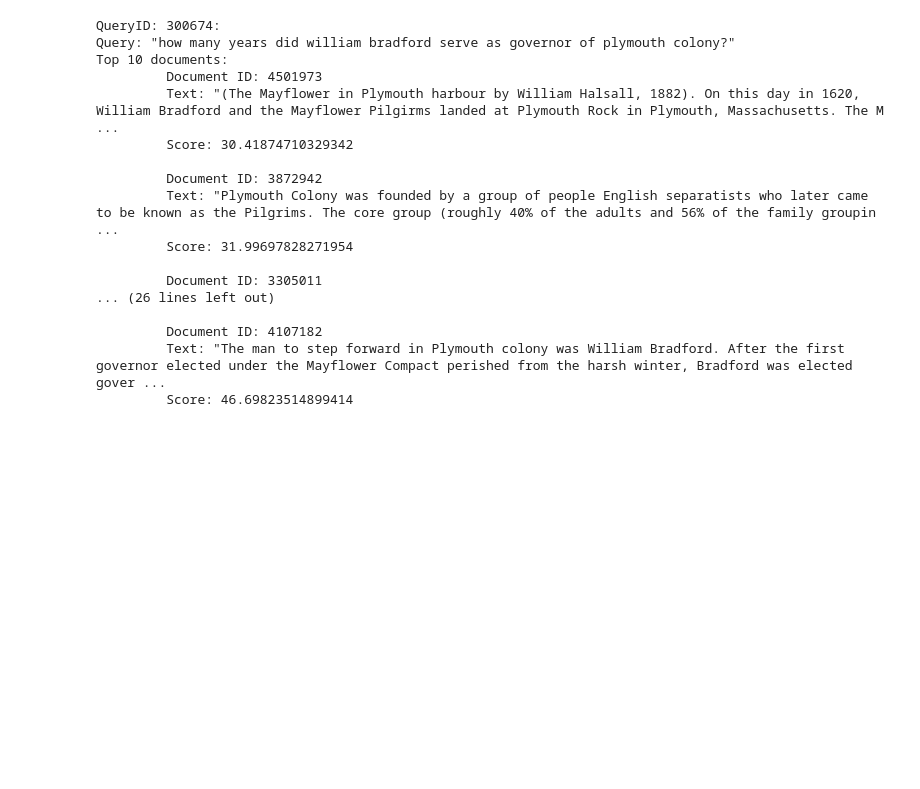
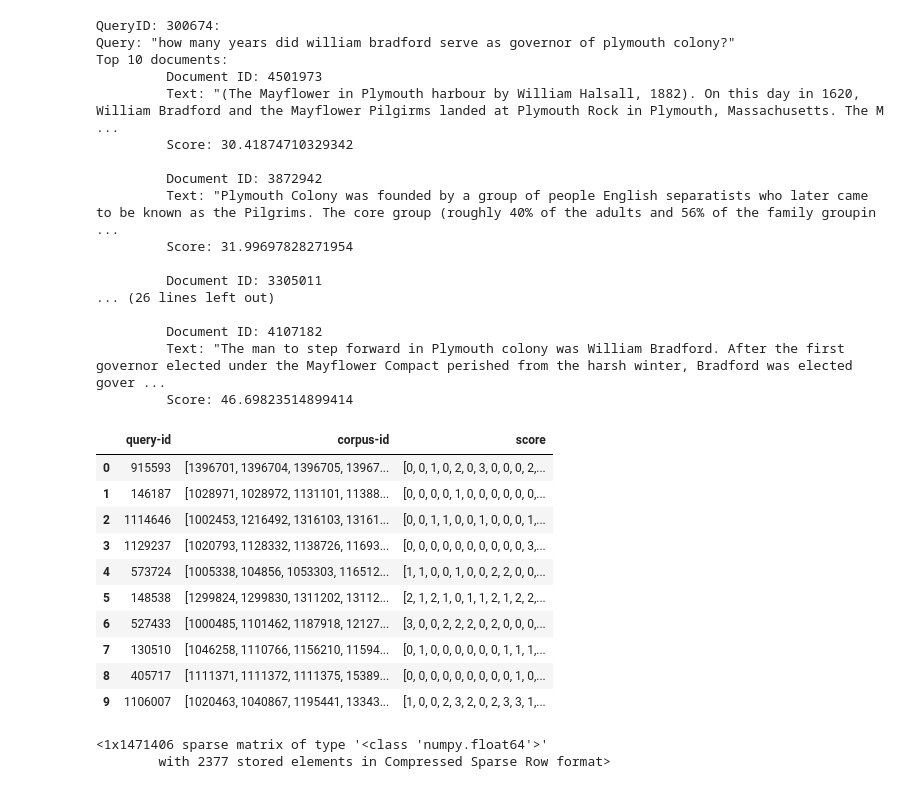
Before and after one commit to aybarsyazici/CS-423-Project-1, a Jupyter notebook: bm25.ipynb, the cells around one changed output. Drawn from its saved outputs; the diff is of its cells as text; code cells hidden in the pictures; blank space fills up the shorter version.

Commit message:
added the calculation of scores for task 2

```diff
--- a/bm25.ipynb
+++ b/bm25.ipynb
@@ -255,3 +255,6 @@ Top 10 documents:
          Document ID: 4107182
          Text: "The man to step forward in Plymouth colony was William Bradford. After the first governor elected under the Mayflower Compact perished from the harsh winter, Bradford was elected gover ...
          Score: 46.69823514899414
+# %%
+train_data_2 = pd.read_csv(f'{DATA_DIR}/task2_train.tsv', delimiter='\t')
+test_data_2 = pd.read_csv(f'{DATA_DIR}/task2_test.tsv', delimiter='\t')
@@ -257,0 +270,14 @@ Top 10 documents:
+# %%
+train_data_2
+# %% [output]
+|  | query-id | corpus-id | score |
+| 0 | 915593 | [1396701, 1396704, 1396705, 13967... | [0, 0, 1, 0, 2, 0, 3, 0, 0, 0, 2,... |
+| 1 | 146187 | [1028971, 1028972, 1131101, 11388... | [0, 0, 0, 0, 1, 0, 0, 0, 0, 0, 0,... |
+| 2 | 1114646 | [1002453, 1216492, 1316103, 13161... | [0, 0, 1, 1, 0, 0, 1, 0, 0, 0, 1,... |
+| 3 | 1129237 | [1020793, 1128332, 1138726, 11693... | [0, 0, 0, 0, 0, 0, 0, 0, 0, 0, 3,... |
+| 4 | 573724 | [1005338, 104856, 1053303, 116512... | [1, 1, 0, 0, 1, 0, 0, 2, 2, 0, 0,... |
+| 5 | 148538 | [1299824, 1299830, 1311202, 13112... | [2, 1, 2, 1, 0, 1, 1, 2, 1, 2, 2,... |
+| 6 | 527433 | [1000485, 1101462, 1187918, 12127... | [3, 0, 0, 2, 2, 2, 0, 2, 0, 0, 0,... |
+| 7 | 130510 | [1046258, 1110766, 1156210, 11594... | [0, 1, 0, 0, 0, 0, 0, 0, 1, 1, 1,... |
+| 8 | 405717 | [1111371, 1111372, 1111375, 15389... | [0, 0, 0, 0, 0, 0, 0, 0, 0, 1, 0,... |
+| 9 | 1106007 | [1020463, 1040867, 1195441, 13343... | [1, 0, 0, 2, 3, 2, 0, 2, 3, 3, 1,... |
@@ -257,0 +303,5 @@ Top 10 documents:
+# %%
+scores_task_2[0]
+# %% [output]
+<1x1471406 sparse matrix of type '<class 'numpy.float64'>'
+        with 2377 stored elements in Compressed Sparse Row format>
```
Also changed, not shown: parts of 5 cells of this notebook.
